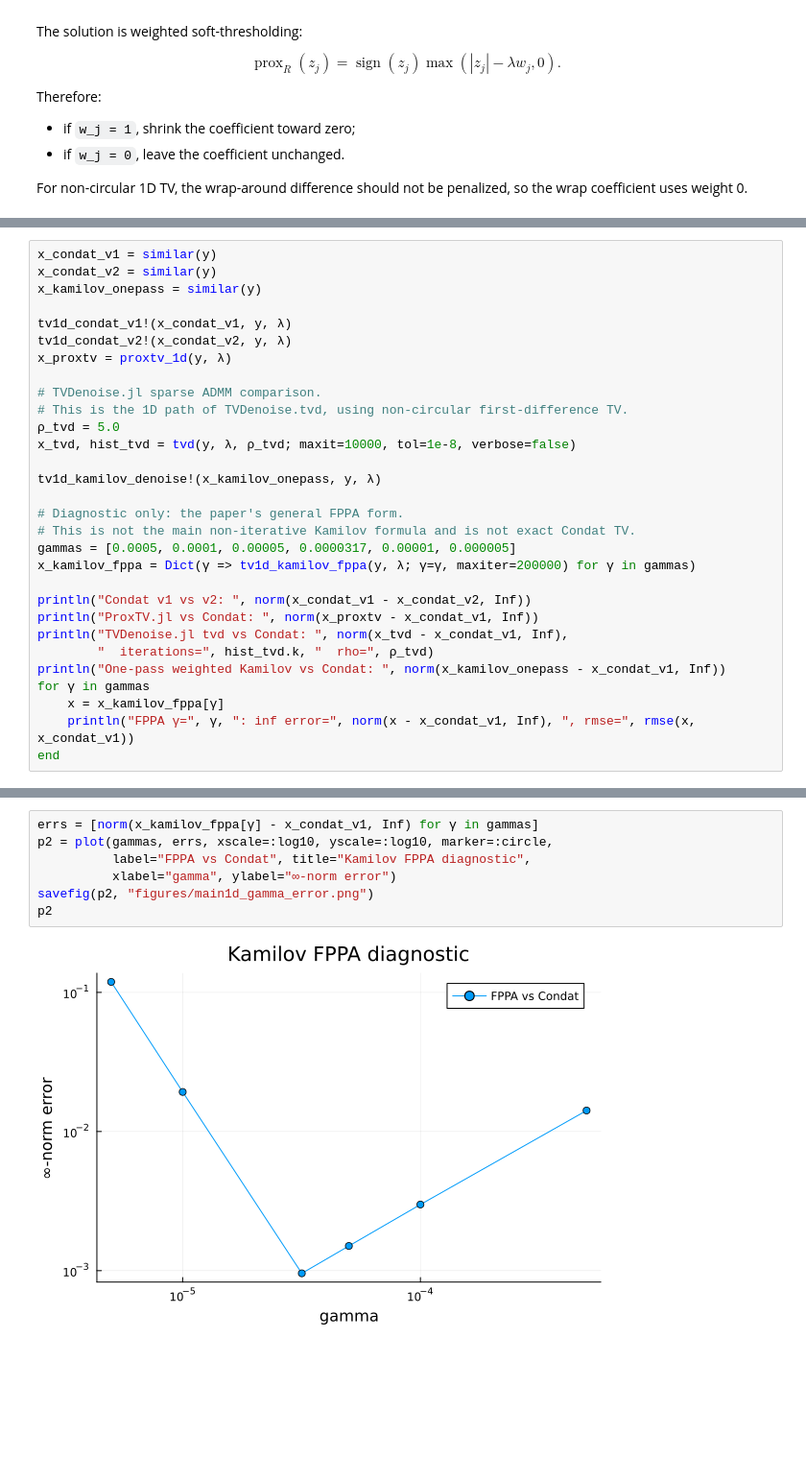
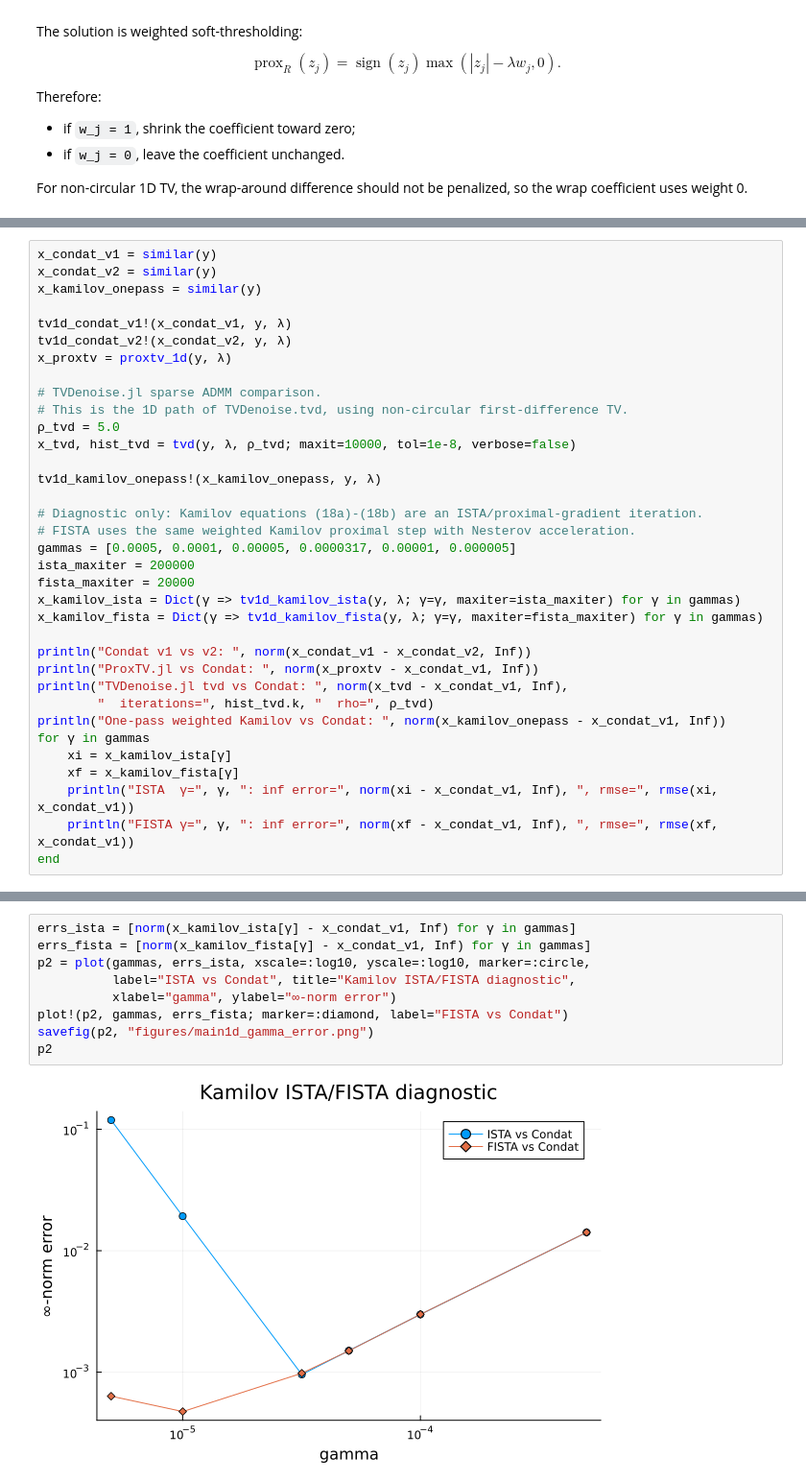
Before and after one commit to XiaochuanLyu/TVDenoising.jl, a Jupyter notebook: main1d.ipynb, the cells around one changed output, grey strips where cells are left out. Shown at 96% size. Cells and saved outputs as stored; diff of their text form; blank space fills up the shorter version.

Commit message:
feat: add 1D FISTA, 2D ISTA/FISTA, and update documentation

```diff
--- a/main1d.ipynb
+++ b/main1d.ipynb
@@ -75,12 +75,15 @@ x_proxtv = proxtv_1d(y, λ)
 ρ_tvd = 5.0
 x_tvd, hist_tvd = tvd(y, λ, ρ_tvd; maxit=10000, tol=1e-8, verbose=false)
 
-tv1d_kamilov_denoise!(x_kamilov_onepass, y, λ)
+tv1d_kamilov_onepass!(x_kamilov_onepass, y, λ)
 
-# Diagnostic only: the paper's general FPPA form.
-# This is not the main non-iterative Kamilov formula and is not exact Condat TV.
+# Diagnostic only: Kamilov equations (18a)-(18b) are an ISTA/proximal-gradient iteration.
+# FISTA uses the same weighted Kamilov proximal step with Nesterov acceleration.
 gammas = [0.0005, 0.0001, 0.00005, 0.0000317, 0.00001, 0.000005]
-x_kamilov_fppa = Dict(γ => tv1d_kamilov_fppa(y, λ; γ=γ, maxiter=200000) for γ in gammas)
+ista_maxiter = 200000
+fista_maxiter = 20000
+x_kamilov_ista = Dict(γ => tv1d_kamilov_ista(y, λ; γ=γ, maxiter=ista_maxiter) for γ in gammas)
+x_kamilov_fista = Dict(γ => tv1d_kamilov_fista(y, λ; γ=γ, maxiter=fista_maxiter) for γ in gammas)
 
 println("Condat v1 vs v2: ", norm(x_condat_v1 - x_condat_v2, Inf))
 println("ProxTV.jl vs Condat: ", norm(x_proxtv - x_condat_v1, Inf))
@@ -88,8 +91,10 @@ println("TVDenoise.jl tvd vs Condat: ", norm(x_tvd - x_condat_v1, Inf),
         "  iterations=", hist_tvd.k, "  rho=", ρ_tvd)
 println("One-pass weighted Kamilov vs Condat: ", norm(x_kamilov_onepass - x_condat_v1, Inf))
 for γ in gammas
-    x = x_kamilov_fppa[γ]
-    println("FPPA γ=", γ, ": inf error=", norm(x - x_condat_v1, Inf), ", rmse=", rmse(x, x_condat_v1))
+    xi = x_kamilov_ista[γ]
+    xf = x_kamilov_fista[γ]
+    println("ISTA  γ=", γ, ": inf error=", norm(xi - x_condat_v1, Inf), ", rmse=", rmse(xi, x_condat_v1))
+    println("FISTA γ=", γ, ": inf error=", norm(xf - x_condat_v1, Inf), ", rmse=", rmse(xf, x_condat_v1))
 end
 # %% [output]
 Condat v1 vs v2: 1.3322676295501878e-15
@@ -155,9 +169,11 @@ p
 # %%
-errs = [norm(x_kamilov_fppa[γ] - x_condat_v1, Inf) for γ in gammas]
-p2 = plot(gammas, errs, xscale=:log10, yscale=:log10, marker=:circle,
-          label="FPPA vs Condat", title="Kamilov FPPA diagnostic",
+errs_ista = [norm(x_kamilov_ista[γ] - x_condat_v1, Inf) for γ in gammas]
+errs_fista = [norm(x_kamilov_fista[γ] - x_condat_v1, Inf) for γ in gammas]
+p2 = plot(gammas, errs_ista, xscale=:log10, yscale=:log10, marker=:circle,
+          label="ISTA vs Condat", title="Kamilov ISTA/FISTA diagnostic",
           xlabel="gamma", ylabel="∞-norm error")
+plot!(p2, gammas, errs_fista; marker=:diamond, label="FISTA vs Condat")
 savefig(p2, "figures/main1d_gamma_error.png")
 p2
 # %% [output]
-[figure, old version]
+[figure, new version]
```
Also changed, not shown: parts of 8 cells of this notebook, 20 other files.
